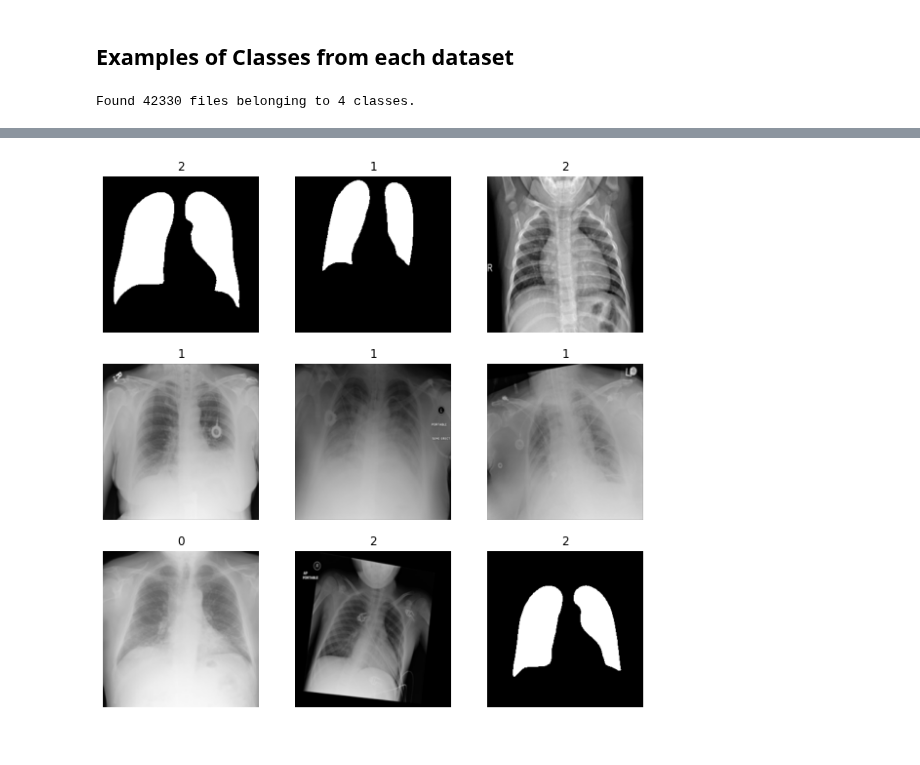
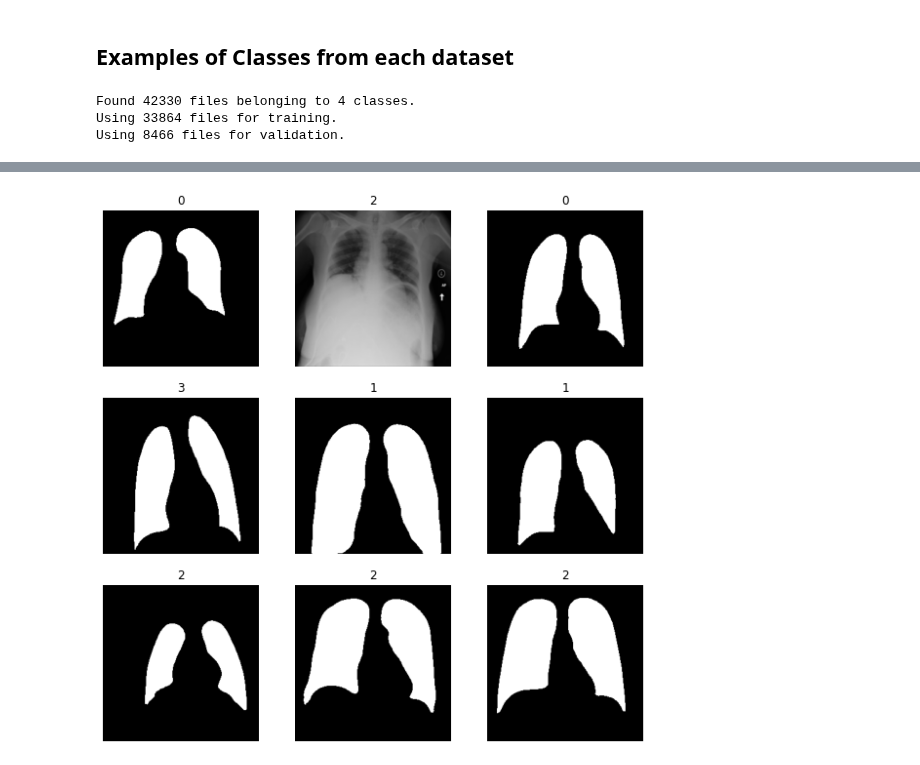
Before and after one commit to wiplash742000/Masters_Thesis_Automated_Detection_of_COVID_19_Using_GANs_and_CNNs, a Jupyter notebook: Jupyter Notebooks/Convolutional Neural Network.ipynb, the cells around one changed output, grey strips where cells are left out. Drawn from its saved outputs; the diff is of its cells as text; code cells hidden in the pictures.

Commit message:
Coded basic model from Keras examples

```diff
--- a/Jupyter Notebooks/Convolutional Neural Network.ipynb
+++ b/Jupyter Notebooks/Convolutional Neural Network.ipynb
@@ -37,8 +37,14 @@ print(os.listdir('../xray_dataset_covid19/'))
 ## Examples of Classes from each dataset
 # %%
 import matplotlib.pyplot as plt
-
-train_ds = tf.keras.preprocessing.image_dataset_from_directory(radiography_dataset)
+image_size = (256, 256)
+batch_size = 128
+train_ds,val_ds = tf.keras.preprocessing.image_dataset_from_directory(radiography_dataset, validation_split=0.2,
+    subset="both",
+    seed=1337,
+    image_size=image_size,
+    batch_size=batch_size,
+)
 
 plt.figure(figsize=(10, 10))
 for images, labels in train_ds.take(1):
@@ -49,3 +55,5 @@ for images, labels in train_ds.take(1):
         plt.axis("off")
 # %% [output]
 Found 42330 files belonging to 4 classes.
+Using 33864 files for training.
+Using 8466 files for validation.
@@ -52,4 +61,4 @@ Found 42330 files belonging to 4 classes.
-[figure, old version]
+[figure, new version]
 # %%
 import matplotlib.pyplot as plt
 
```
Also changed, not shown: parts of 7 cells of this notebook, 1 other file.
